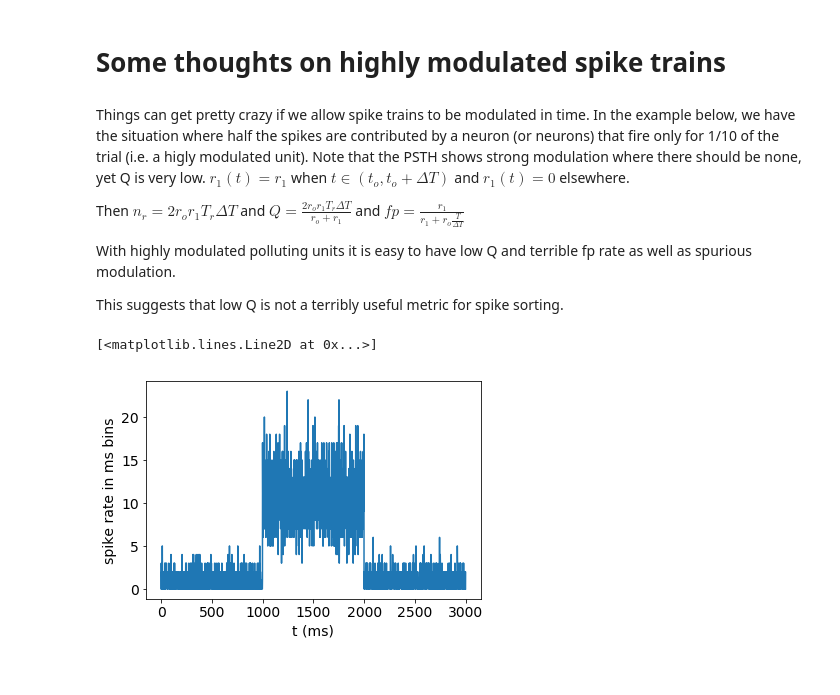
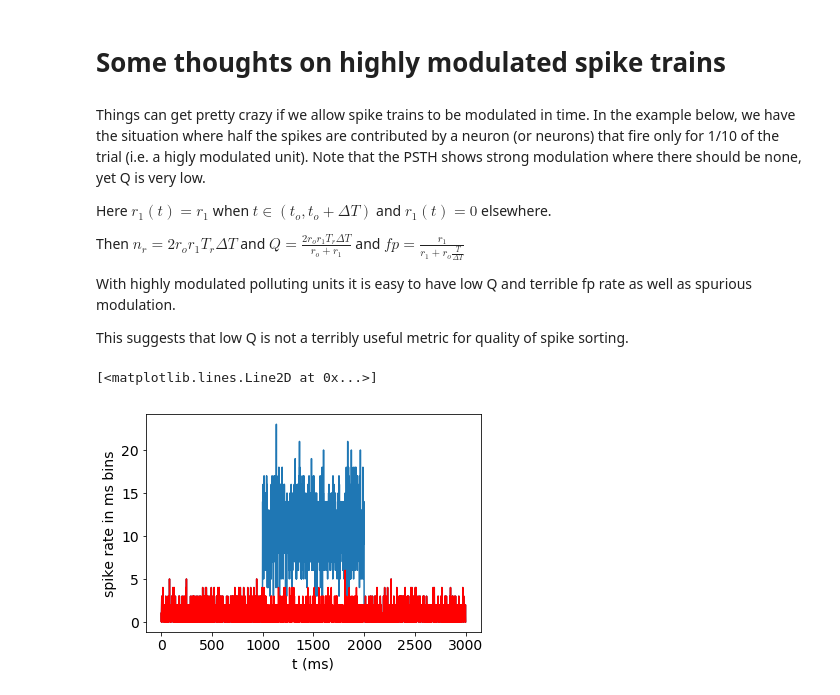
Before and after one commit to svoboda314/various-notebooks, a Jupyter notebook: Poisson spiking.ipynb, the cells around one changed output. Drawn from its saved outputs; the diff is of its cells as text; code cells hidden in the pictures.

```diff
--- a/Poisson spiking.ipynb
+++ b/Poisson spiking.ipynb
@@ -199,47 +199,56 @@ count in rp n_r = 389 ; expected n_r =  400.0
 # Some thoughts on highly modulated spike trains
 # %% [markdown]
 Things can get pretty crazy if we allow spike trains to be modulated in time. In the example below, we have the situation where half the spikes are contributed by a neuron (or neurons) that fire only for 1/10 of the trial (i.e. a higly modulated unit). Note that the PSTH shows strong modulation where there should be none, yet Q is very low.
-$r_1(t) = r_1$ when $t\in{(t_o, t_o+\Delta T)}$ and $r_1(t) = 0$ elsewhere.
+
+Here $r_1(t) = r_1$ when $t\in{(t_o, t_o+\Delta T)}$ and $r_1(t) = 0$ elsewhere.
 
 Then $n_r=2 r_o r_1 T_r\Delta T $ and $ Q= \frac{2 r_o r_1 T_r\Delta T}{r_o+r_1}$ and $fp = \frac{r_1}{r_1+r_o\frac {T}{\Delta T}} $
 
 With highly modulated polluting units it is easy to have low Q and terrible fp rate as well as spurious modulation.
 
-This suggests that low Q is not a terribly useful metric for spike sorting.
+This suggests that low Q is not a terribly useful metric for quality of spike sorting.
 # %%
 # new problem
 # now let's assume that we have a strongly modulated background unit at mean rate r_1
 trials = 1000
 duration0 = 10000 # trial duration in ms
 duration1 = 1000 # duration of high activity, from 1-2 sec; low otherwise
 rp = 5 # in ms
 rate0 =1.0 # in Hz
 rate1 =10.0 # in Hz; polluting spikes
 
 spk_trains = []
+spk_trains0 = []
 for ii in np.arange(trials):
-    spks=poisson_spks_ms(duration0, rate0, rp)
-    spks=np.append(spks, (1000.0+poisson_spks_ms(duration1, rate1, rp)))
+    spks0=poisson_spks_ms(duration0, rate0, rp)
+    spk_trains0.append(spks0)
+    spks=np.append(spks0, (1000.0+poisson_spks_ms(duration1, rate1, rp)))
         # Polluting unit produced high spike rates for 1 s with 1 s delay
     spks=np.sort(spks)
     #    plt.plot(spks, (ii+1)*np.ones(len(spks)), 'k.')
     spk_trains.append(spks)
 
 all_spks=np.array([])
 for spks in spk_trains:
     all_spks=np.append(all_spks, spks)
 
+all_spks0=np.array([])
+for spks0 in spk_trains0:
+    all_spks0=np.append(all_spks0, spks0)
+
 bins=np.arange(10000)+0.5
 (hg, bin_edges)=np.histogram(all_spks, bins)
+(hg0, bin_edges)=np.histogram(all_spks0, bins)
 
 plt.rcParams.update({'font.size': 14})  # increase the font size
 plt.xlabel("t (ms)")
 plt.ylabel("spike rate in ms bins")
 
 plt.plot(bin_edges[0:3000], hg[0:3000])
+plt.plot(bin_edges[0:3000], hg0[0:3000], 'r')
 # %% [output]
 [<matplotlib.lines.Line2D at 0x...>]
-[figure, old version]
+[figure, new version]
 # %%
 all_isi=np.array([])
 for spks in spk_trains:
```
Also changed, not shown: parts of 1 cell of this notebook.
